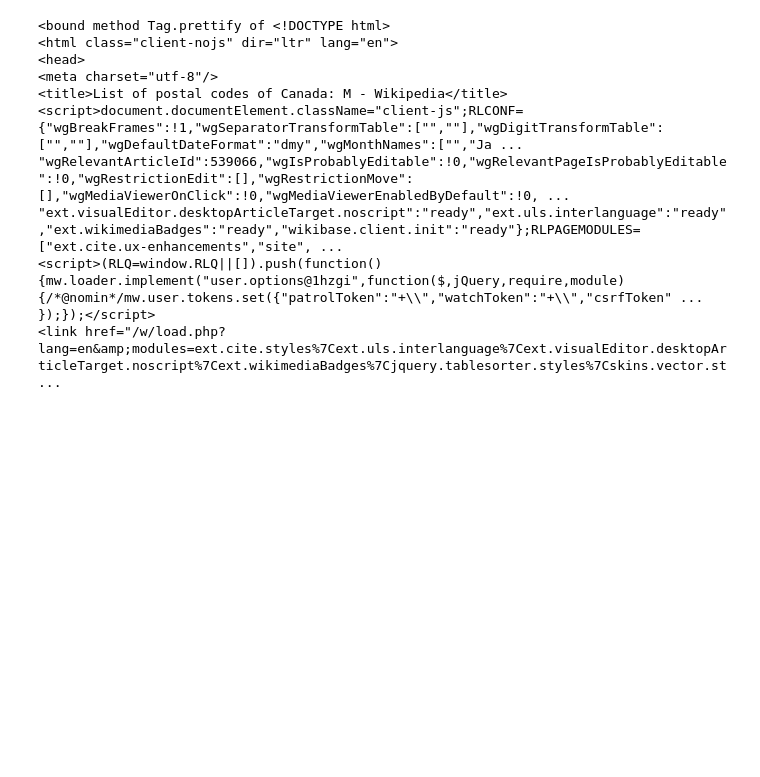
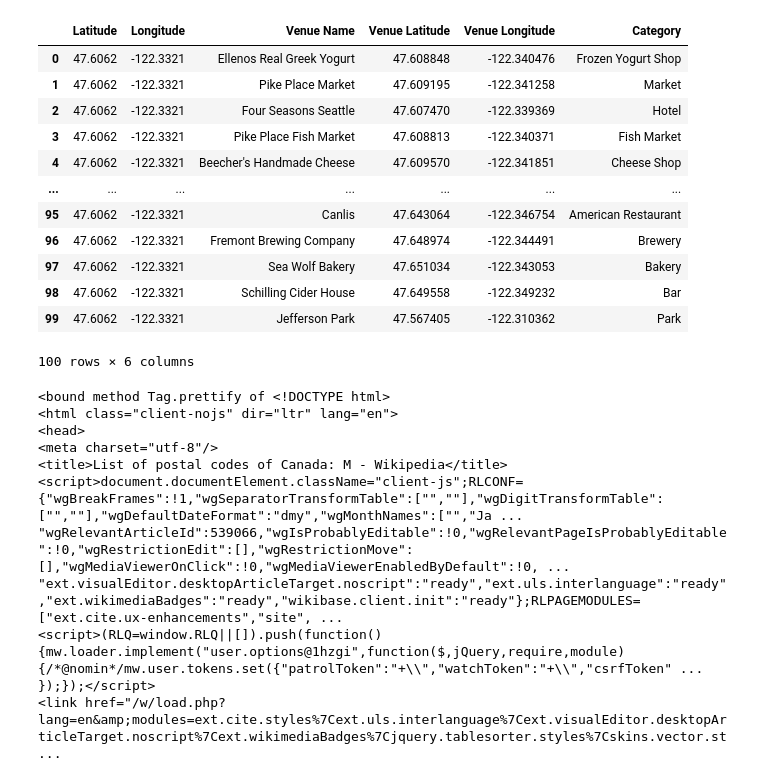
Before and after one commit to HongEricTang/Coursera_capstone, a Jupyter notebook: Toronto venues.ipynb, the cells around one changed output. Cells and saved outputs as stored; diff of their text form; code cells hidden in the pictures; blank space fills up the shorter version.

```diff
--- a/Toronto venues.ipynb
+++ b/Toronto venues.ipynb
@@ -11,6 +11,51 @@ import json
 from sklearn.cluster import KMeans
 import matplotlib.cm as cm
 import matplotlib.colors as colors
+# %%
+CLIENT_ID = 'VGGETGO2N4VUHXF5KGDMVZAI4VIZG44GYBQMA5GU0LK45TQI' # your Foursquare ID
+CLIENT_SECRET = 'JF55SBY3JHDG22XVCEDKVV2DFDYFXWNI30NNYLFWQ1SRO0M0' # your Foursquare Secret
+VERSION = '20200729' # Foursquare API version
+ACCESS_TOKEN = 'LXWKWKEHMHJ01IDATYPQ3AJBLNXQFEBFTCUCNPD5Z0CU4GZX'
+LIMIT = 4000
+radius = 30000
+lat = 47.6062
+lng = -122.3321
+# %%
+venues_list = []
+url = 'http://api.foursquare.com/v2/venues/explore?client_id={}&client_secret={}&ll={},{}&v={}&radius={}&limit={}'.format(
+            CLIENT_ID,
+            CLIENT_SECRET,
+            lat,
+            lng,
+            VERSION,
+            radius,
+            LIMIT)
+results = requests.get(url).json()["response"]["groups"][0]["items"]
+venues_list.append([(
+            lat,
+            lng,
+            v['venue']['name'],
+            v['venue']['location']['lat'],
+            v['venue']['location']['lng'],
+            v['venue']['categories'][0]['name']) for v in results])
+# %%
+nearby_venues = pd.DataFrame([item for venue_list in venues_list for item in venue_list])
+nearby_venues.columns = ['Latitude','Longitude','Venue Name','Venue Latitude','Venue Longitude','Category']
+nearby_venues
+# %% [output]
+|  | Latitude | Longitude | Venue Name | Venue Latitude | Venue Longitude | Category |
+| 0 | 47.6062 | -122.3321 | Ellenos Real Greek Yogurt | 47.608848 | -122.340476 | Frozen Yogurt Shop |
+| 1 | 47.6062 | -122.3321 | Pike Place Market | 47.609195 | -122.341258 | Market |
+| 2 | 47.6062 | -122.3321 | Four Seasons Seattle | 47.607470 | -122.339369 | Hotel |
+| 3 | 47.6062 | -122.3321 | Pike Place Fish Market | 47.608813 | -122.340371 | Fish Market |
+| 4 | 47.6062 | -122.3321 | Beecher's Handmade Cheese | 47.609570 | -122.341851 | Cheese Shop |
+| ... | ... | ... | ... | ... | ... | ... |
+| 95 | 47.6062 | -122.3321 | Canlis | 47.643064 | -122.346754 | American Restaurant |
+| 96 | 47.6062 | -122.3321 | Fremont Brewing Company | 47.648974 | -122.344491 | Brewery |
+| 97 | 47.6062 | -122.3321 | Sea Wolf Bakery | 47.651034 | -122.343053 | Bakery |
+| 98 | 47.6062 | -122.3321 | Schilling Cider House | 47.649558 | -122.349232 | Bar |
+| 99 | 47.6062 | -122.3321 | Jefferson Park | 47.567405 | -122.310362 | Park |
+100 rows × 6 columns
 # %%
 url = "https://en.wikipedia.org/wiki/List_of_postal_codes_of_Canada:_M"
 page = urllib.request.urlopen(url)
```
Also changed, not shown: 2 other files.
